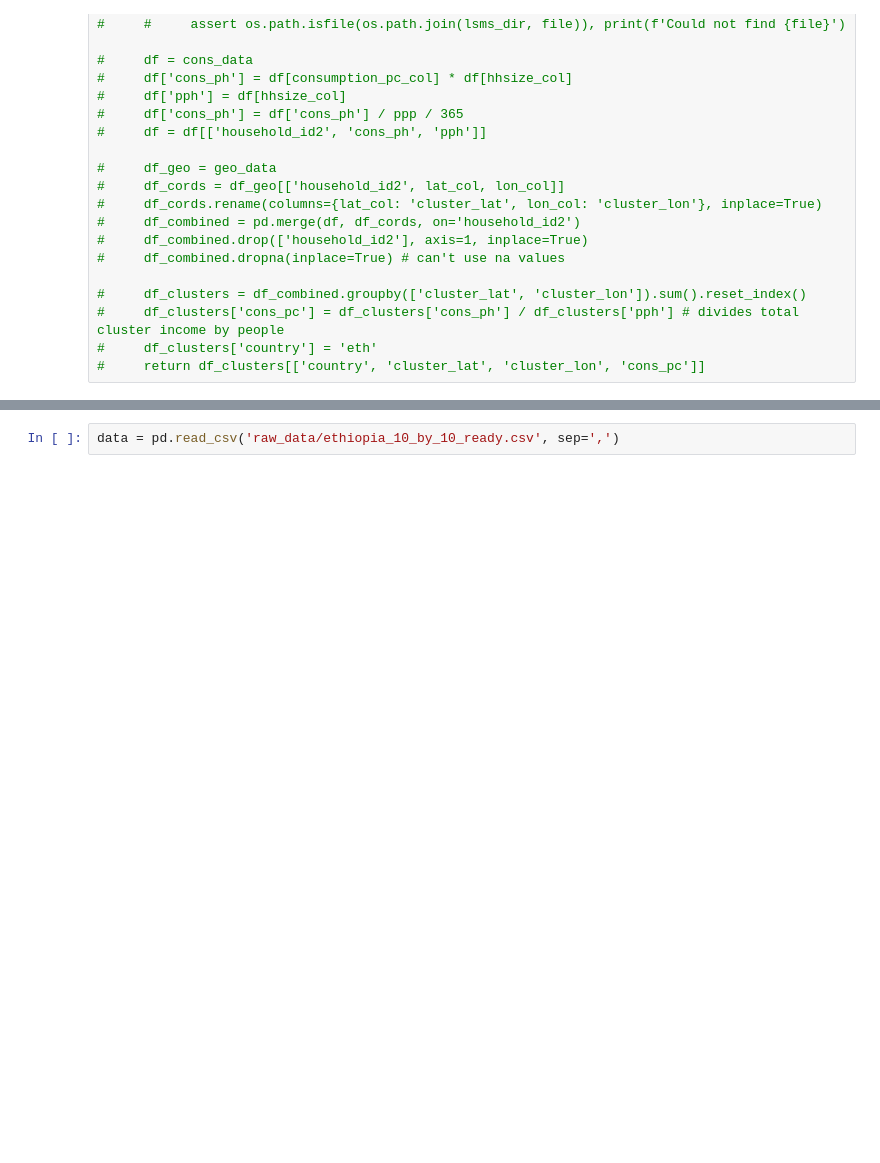
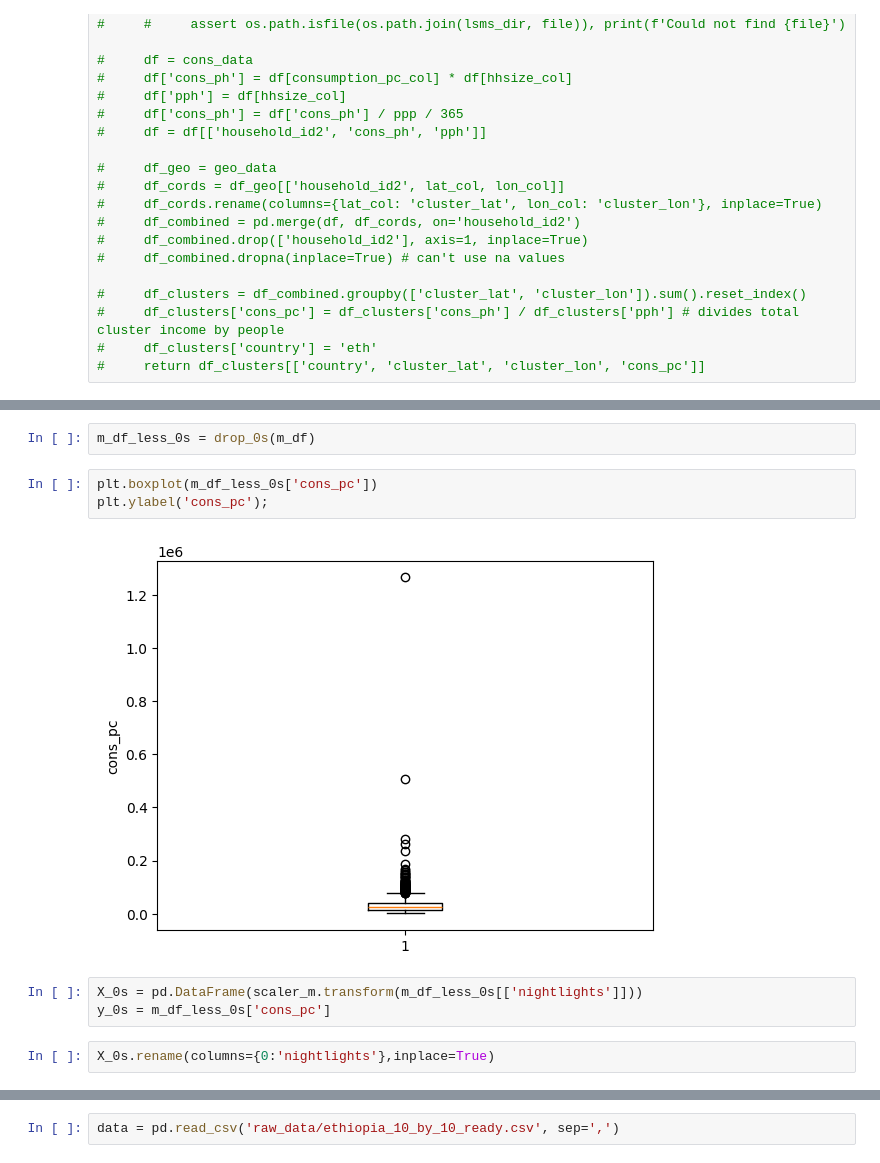
Before and after one commit to ladis-jil/Predicting-Economic-Activity-Satelite-Imagery, a Jupyter notebook: ML_model.ipynb, the cells around one changed output, grey strips where cells are left out. Drawn from its saved outputs; the diff is of its cells as text; blank space fills up the shorter version.

```diff
--- a/ML_model.ipynb
+++ b/ML_model.ipynb
@@ -167,0 +340,12 @@ dtype: object
+# %%
+m_df_less_0s = drop_0s(m_df)
+# %%
+plt.boxplot(m_df_less_0s['cons_pc'])
+plt.ylabel('cons_pc');
+# %% [output]
+[figure, added]
+# %%
+X_0s = pd.DataFrame(scaler_m.transform(m_df_less_0s[['nightlights']]))
+y_0s = m_df_less_0s['cons_pc']
+# %%
+X_0s.rename(columns={0:'nightlights'},inplace=True)
```
Also changed, not shown: parts of 35 cells of this notebook, 5 other files.
